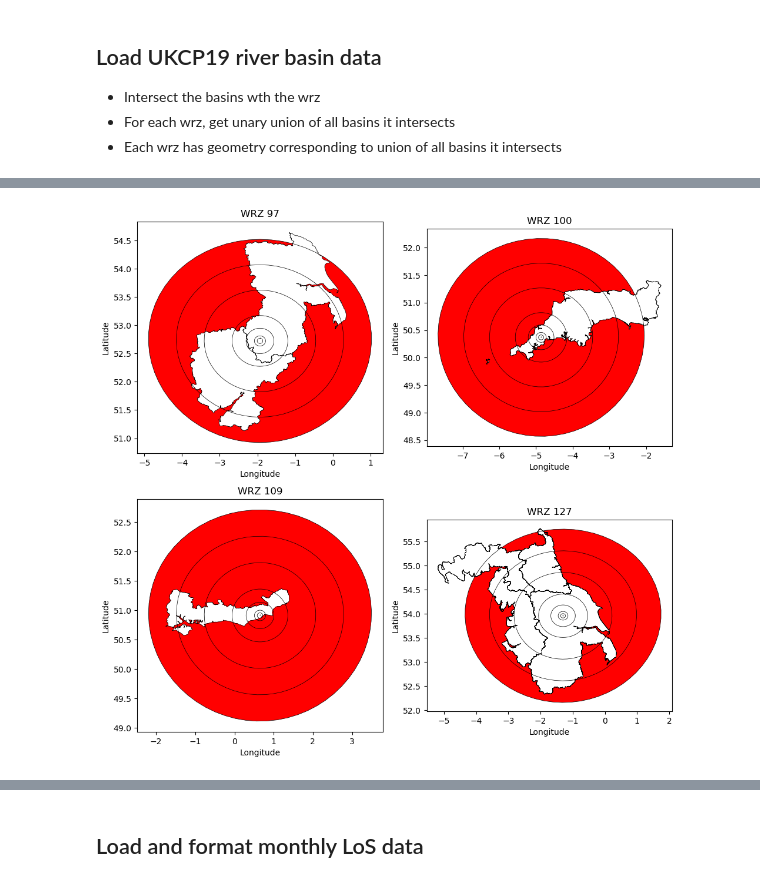
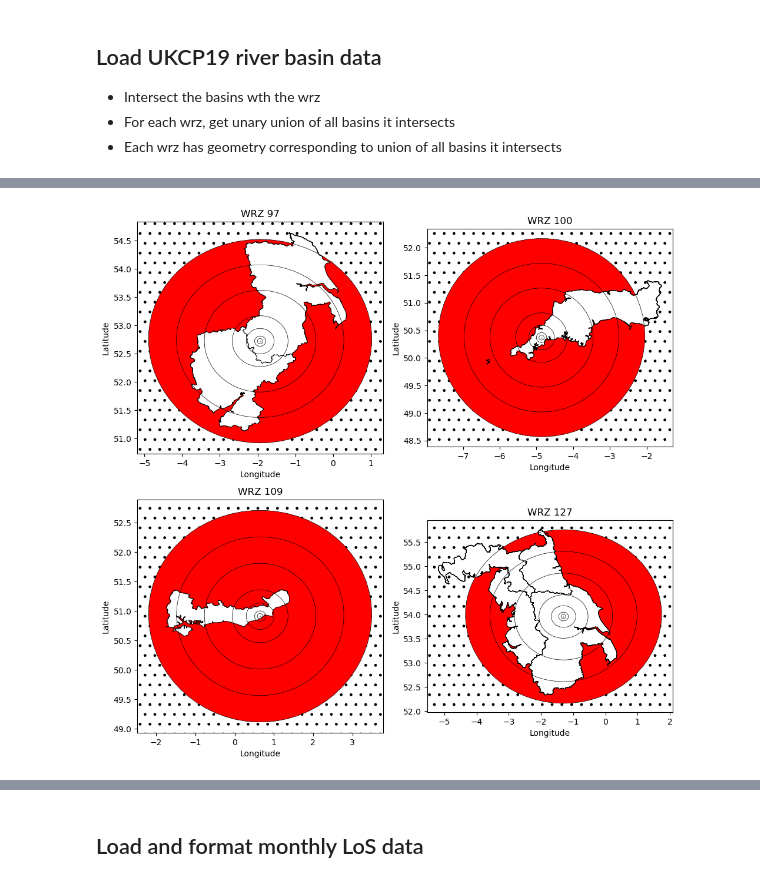
Before and after one commit to alisonpeard/correlation-analysis, a Jupyter notebook: code/__archive__/1. Process Historical W@H Data.ipynb, the cells around one changed output, grey strips where cells are left out. Saved outputs shown, nothing was run; the diff lists cells and outputs as text; code cells hidden in the pictures.

```diff
--- a/code/__archive__/1. Process Historical W@H Data.ipynb
+++ b/code/__archive__/1. Process Historical W@H Data.ipynb
@@ -24,7 +24,8 @@ import matplotlib.patches as mpatches
 plot_kwargs = {'bbox_inches': "tight", 'dpi': 300}
 # %%
 basedir = os.path.join(os.getcwd(), "..")
-datadir = os.path.join(basedir, "Rapid Input")
+datadir = os.path.join("/Users/alison/Documents/RAPID/correlation-analysis/data_input")
+figdir = os.path.join("/Users/alison/Documents/RAPID/correlation-analysis/figures")
 uk_crs = 'EPSG:27700'
 BUFFERS = np.array([5, 10, 25, 50, 100, 150, 200, 500]) * 1000 # km radius of buffers
 BACKCASTS = [3, 6, 12, 24, 36]
@@ -94,29 +109,34 @@ assert basins_dissolved['RZ_ID'].nunique() == wrz_buffer['RZ_ID'].nunique(), 'Nu
 # %%
 RZ_IDs = [97, 100, 109, 127]
 
 fig, axs = plt.subplots(2, 2, figsize=(10, 10), layout='tight')
 
 for rz_id, ax in zip(RZ_IDs, axs.ravel()):
     basins_to_plot = wrz_basins.query(f'RZ_ID == {rz_id}')
     basins_to_plot.boundary.plot(color='k', ax=ax, linewidth=.5, aspect=1)
-    wrz_buffer.query(f'RZ_ID == {rz_id} and buffer == {buffer / 1000}').centroid.plot(color='k', ax=ax, markersize=.1)
+    wrz_buffer.query(f'RZ_ID == {rz_id} and buffer == {buffer / 1000}').to_crs(uk_crs).centroid.to_crs(4326).plot(color='k', ax=ax, markersize=.1)
     for buffer in BUFFERS[:-1]:
         buffer_to_plot = wrz_buffer.query(f'RZ_ID == {rz_id} and buffer == {buffer / 1000}')
         buffer_to_plot.boundary.plot(color='k', ax=ax, linewidth=.5, aspect=1)
         external = buffer_to_plot.overlay(basins_to_plot, how='difference')
         external.plot(ax=ax, facecolor='red', aspect=1.5, label='excluded', legend=True)
 
-#     # plot biggest buffer differently (leaving out because makes figure less clear)
-#     buffer = BUFFERS[-1]
-#     buffer_to_plot = wrz_buffer.query(f'RZ_ID == {rz_id} and buffer == {buffer / 1000}')
-#     buffer_to_plot.boundary.plot(color='k', ax=ax, linewidth=.5, aspect=1)
-#     external = buffer_to_plot.overlay(basins_to_plot, how='difference')
-#     external.plot(ax=ax, facecolor='none', hatch='//', aspect=1.5, label='excluded', legend=True, zorder=0) #
+    xlim = ax.get_xlim()
+    ylim = ax.get_ylim()
+
+    # plot biggest buffer differently (leaving out because makes figure less clear)
+    buffer = BUFFERS[-1]
+    buffer_to_plot = wrz_buffer.query(f'RZ_ID == {rz_id} and buffer == {buffer / 1000}')
+    buffer_to_plot.boundary.plot(color='k', ax=ax, linewidth=.5, aspect=1)
+    external = buffer_to_plot.overlay(basins_to_plot, how='difference')
+    external.plot(ax=ax, facecolor='none', hatch='.', aspect=1.5, label='excluded', legend=True, zorder=0) #
 
     ax.set_title(f'WRZ {rz_id}')
     ax.set_xlabel('Longitude')
     ax.set_ylabel('Latitude')
+    ax.set_xlim(xlim)
+    ax.set_ylim(ylim)
 
-fig.savefig(os.path.join(datadir, 'figures', 'buffers_and_basins.png'), dpi=300, bbox_inches='tight')
+fig.savefig(os.path.join(figdir, 'buffers_and_basins.png'), dpi=500, bbox_inches='tight')
 # %% [output]
-[figure, old version]
+[figure, new version]
```
Also changed, not shown: parts of 3 cells of this notebook, 17 other files.
